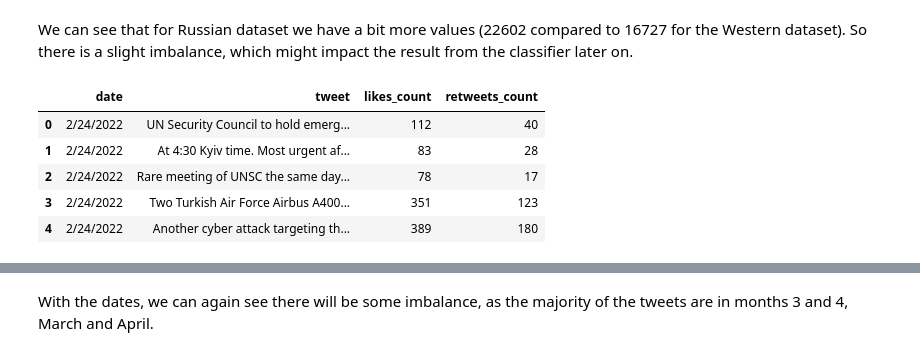
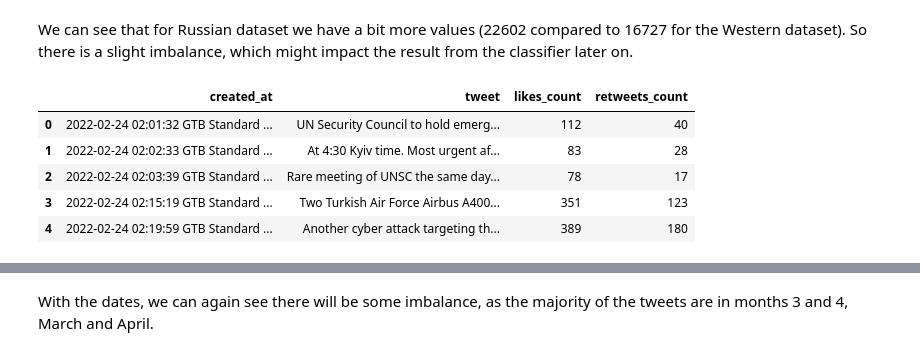
Before and after one commit to itslarisschen/NLP_Final_Exam, a Jupyter notebook: Data_Preprocessing_LDA.ipynb, the cells around one changed output, grey strips where cells are left out. Cells and saved outputs as stored; diff of their text form; code cells hidden in the pictures.

```diff
--- a/Data_Preprocessing_LDA.ipynb
+++ b/Data_Preprocessing_LDA.ipynb
@@ -34,7 +76,7 @@ from sklearn.metrics import accuracy_score, precision_score, recall_score, f1_sc
 # %%
 # please change the file path accordingly to your needs
 
-df_w=pd.read_csv('/content/western_analysts_tweets.csv', encoding='latin1') #IMPORTANT - THIS FILE HAS LATIN1 ENCODING
+df_w=pd.read_csv('C:/Users/laris/Downloads/western_analysts_tweets.csv/western_analysts_tweets.csv', encoding='latin1') #IMPORTANT - THIS FILE HAS LATIN1 ENCODING
 
 df_w.info()
 # %% [output]
@@ -56,7 +98,7 @@ Data columns (total 36 columns):
 dtypes: bool(1), float64(13), int64(5), object(17)
 memory usage: 4.5+ MB
 # %%
-df_r=pd.read_csv('/content/russian_propaganda_tweets.csv', encoding='latin1') #IMPORTANT - THIS FILE HAS LATIN1 ENCODING
+df_r=pd.read_csv("C:/Users/laris/Downloads/russian_propaganda_tweets.csv/russian_propaganda_tweets.csv" ,encoding='latin1') #IMPORTANT - THIS FILE HAS LATIN1 ENCODING
 #some of the columns were causing issues so they were already removed in the csv file
 df_r.info()
 # %% [output]
@@ -80,18 +122,18 @@ memory usage: 1.6+ MB
 We can see that for Russian dataset we have a bit more values (22602 compared to 16727 for the Western dataset). So there is a slight imbalance, which might impact the result from the classifier later on.
 # %%
 #Keeping only the important columns (likes_count and retweets_count might be used only alternatively for a classifier?)
-columns_to_keep = ['date', 'tweet', 'likes_count','retweets_count']
+columns_to_keep = ['created_at', 'tweet', 'likes_count','retweets_count']
 df_w = df_w[columns_to_keep]
 df_r = df_r[columns_to_keep]
 
 df_w.head()
 # %% [output]
-|  | date | tweet | likes_count | retweets_count |
-| 0 | 2/24/2022 | UN Security Council to hold emerg... | 112 | 40 |
-| 1 | 2/24/2022 | At 4:30 Kyiv time. Most urgent af... | 83 | 28 |
-| 2 | 2/24/2022 | Rare meeting of UNSC the same day... | 78 | 17 |
-| 3 | 2/24/2022 | Two Turkish Air Force Airbus A400... | 351 | 123 |
-| 4 | 2/24/2022 | Another cyber attack targeting th... | 389 | 180 |
+|  | created_at | tweet | likes_count | retweets_count |
+| 0 | 2022-02-24 02:01:32 GTB Standard ... | UN Security Council to hold emerg... | 112 | 40 |
+| 1 | 2022-02-24 02:02:33 GTB Standard ... | At 4:30 Kyiv time. Most urgent af... | 83 | 28 |
+| 2 | 2022-02-24 02:03:39 GTB Standard ... | Rare meeting of UNSC the same day... | 78 | 17 |
+| 3 | 2022-02-24 02:15:19 GTB Standard ... | Two Turkish Air Force Airbus A400... | 351 | 123 |
+| 4 | 2022-02-24 02:19:59 GTB Standard ... | Another cyber attack targeting th... | 389 | 180 |
 # %%
 df_r.head()
 # %% [output]
```
Also changed, not shown: parts of 29 cells of this notebook.
